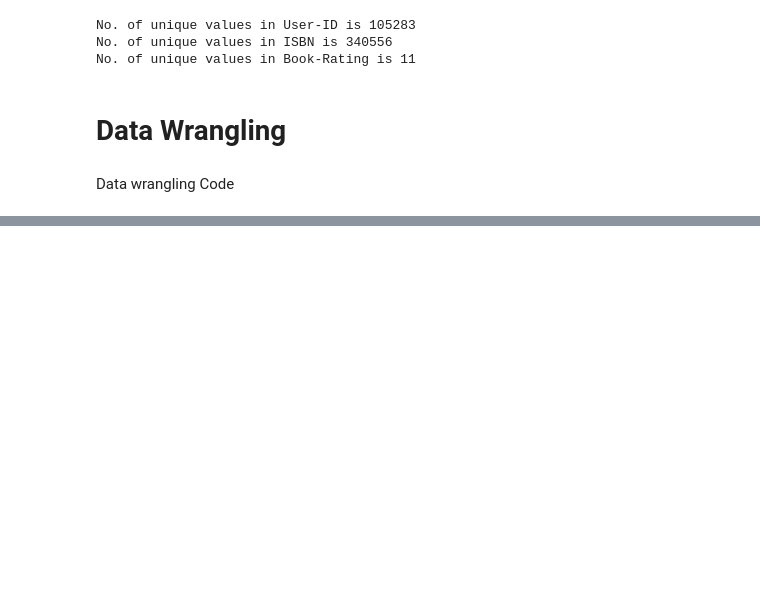
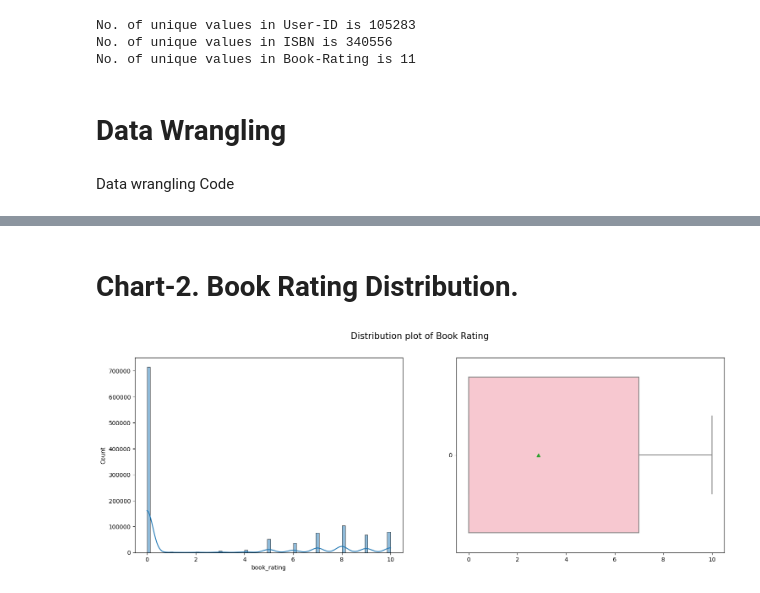
Before and after one commit to Gautamadarshi/Book-Recommendation-System, a Jupyter notebook: Book_Recommendendation_System.ipynb, the cells around one changed output, grey strips where cells are left out. Cells and saved outputs as stored; diff of their text form; code cells hidden in the pictures; blank space fills up the shorter version.

```diff
--- a/Book_Recommendendation_System.ipynb
+++ b/Book_Recommendendation_System.ipynb
@@ -391,0 +399,4 @@ KeyError: ignored
+# %%
+ratings.rename(columns={'User-ID':'user_id', 'ISBN':'isbn',
+                      'Book-Rating':'book_rating'}
+        , inplace=True)
@@ -391,0 +531,11 @@ KeyError: ignored
+# %% [markdown]
+# Chart-2. Book Rating Distribution.
+# %%
+# Rating Distribution
+fig,axes = plt.subplots(nrows=1,ncols=2,figsize=(18,6))
+sns.histplot(ratings['book_rating'], ax = axes[0],kde = True)
+sns.boxplot(ratings['book_rating'], ax = axes[1], orient='h',showmeans=True,color='pink')
+fig.suptitle("Distribution plot of Book Rating", fontsize = 15)
+plt.show()
+# %% [output]
+[figure, added]
```
Also changed, not shown: parts of 52 cells of this notebook.
